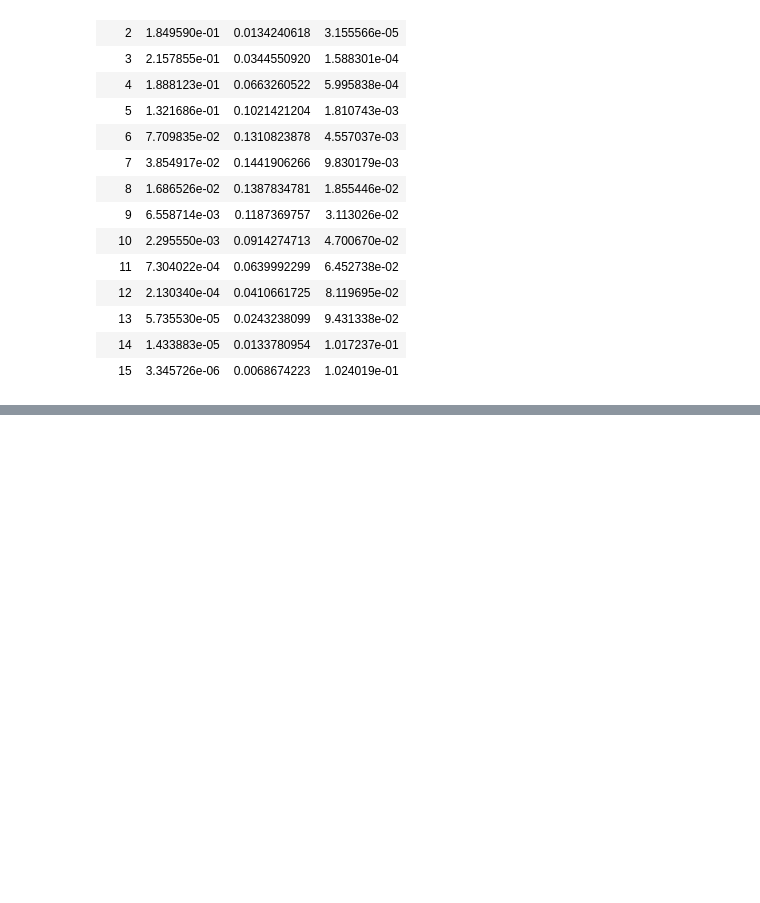
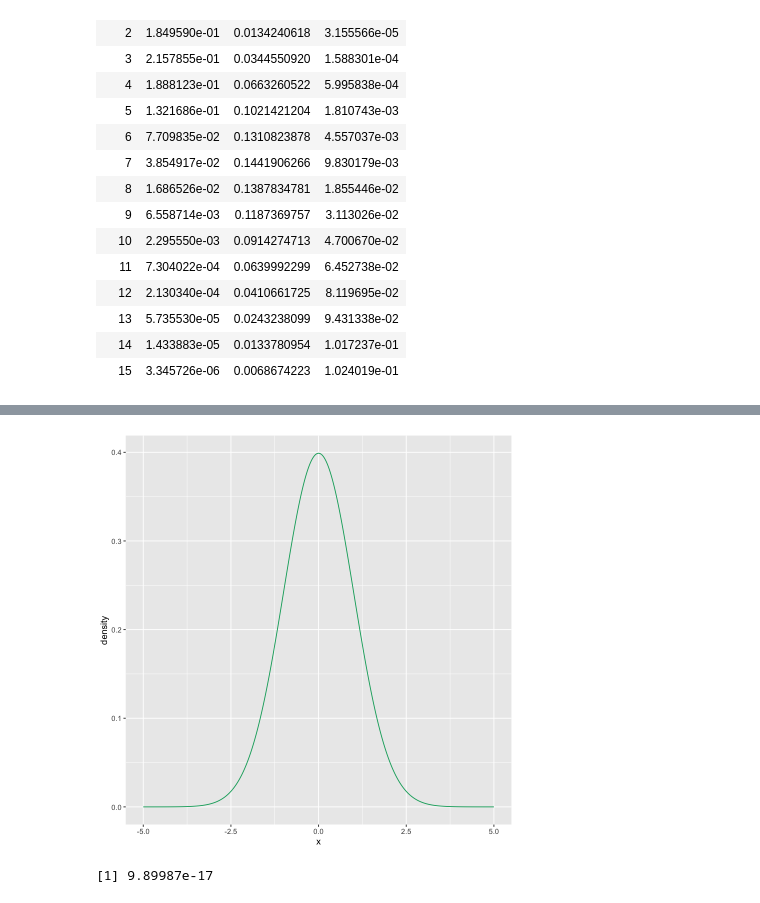
Before and after one commit to wang-zhijun/learn-statistics, a Jupyter notebook: learn-r.ipynb, the cells around one changed output, grey strips where cells are left out. Saved outputs shown, nothing was run; the diff lists cells and outputs as text; code cells hidden in the pictures; blank space fills up the shorter version.

```diff
--- a/learn-r.ipynb
+++ b/learn-r.ipynb
@@ -460,0 +481,11 @@ A data.frame: 16 × 4
+# %%
+# x軸の値：　−5から5までx軸の値を501個を指定
+x_vec = seq(from = -5, to = 5, length.out = 501)
+# tibbleのdataframeを作成。
+# x軸は x_vec
+# y軸はdnormを使って確率密度を計算した値
+dens_df <- tibble::tibble(
+  x = x_vec,
+  density = dnorm(x=x_vec, mean = 0, sd = 1)
+)
+head(dens_df)
@@ -460,0 +502,12 @@ A data.frame: 16 × 4
+# %%
+# 正規分布を折れ線グラフで作図
+ggplot() +
+  geom_line(data = dens_df, mapping = aes(x = x, y = density),
+            color = "#00A968") # 確率密度
+# %% [output]
+[figure, added]
+# %%
+x_vec = seq(from = -5, to = 5, length.out = 501)
+mean(x_vec)
+# %% [output]
+[1] 9.89987e-17
```
Also changed, not shown: parts of 4 cells of this notebook.
